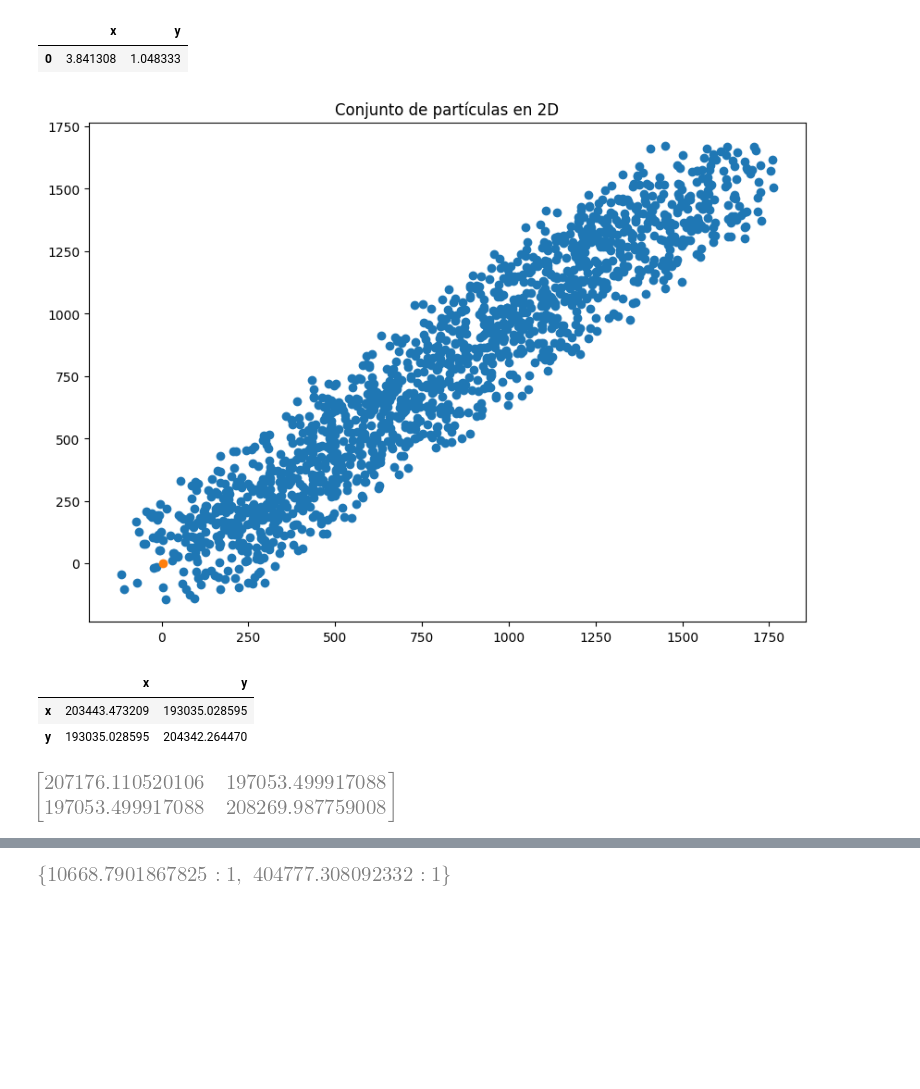
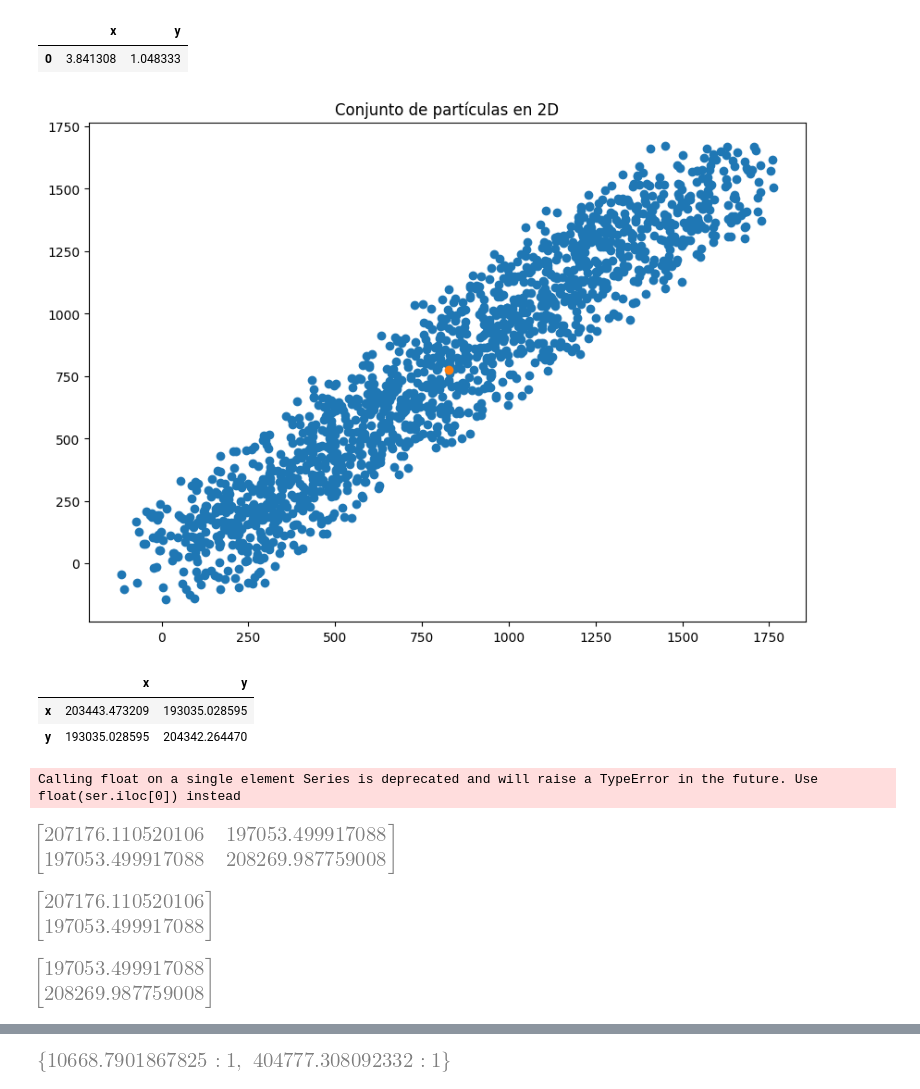
Before and after one commit to jcamiloparra7/matematicas_avanzadas_1, a Jupyter notebook: taller.ipynb, the cells around one changed output, grey strips where cells are left out. Saved outputs shown, nothing was run; the diff lists cells and outputs as text; code cells hidden in the pictures; blank space fills up the shorter version.

```diff
--- a/taller.ipynb
+++ b/taller.ipynb
@@ -13,7 +13,7 @@ init_printing(use_unicode=True)
 ### Caso 2D
 # %%
 ## Cargar información
-data = pd.DataFrame(pd.read_csv('data.txt',index_col='particula')).iloc[:,0:3]
+data = pd.DataFrame(pd.read_csv('./mass_dataset/datosmasas.csv',index_col='particula')).iloc[:,0:3]
 data
 # %% [output]
 |  | masas | x | y |
@@ -93,21 +93,21 @@ df
 # %%
 # defining all 3 axis
 x = data.x
 y = data.y
 
 # Creating figure
 fig = plt.figure(figsize = (10, 7))
 ax = plt.axes()
 
 # Creating plot
 plt.scatter(x,y)
-plt.scatter(mu_1[0],mu_1[1])
+plt.scatter(mu_1[0]+means[1],mu_1[1]+means[2])
 plt.title("Conjunto de partículas en 2D")
 
 # show plot
 plt.show()
 # %% [output]
-[figure, old version]
+[figure, new version]
 # %%
 X.cov()
 # %% [output]
@@ -130,4 +130,5 @@ a22 = np.sum(vi*pd.DataFrame(x2*x2))/mu_0
 M = Matrix([[a11, a12],[a21,a22]])
 M
 # %% [output]
+Calling float on a single element Series is deprecated and will raise a TypeError in the future. Use float(ser.iloc[0]) instead
 [figure]
@@ -133,0 +138,8 @@ M
+# %%
+M * vector_i
+# %% [output]
+[figure, added]
+# %%
+M * vector_j
+# %% [output]
+[figure, added]
```
Also changed, not shown: parts of 25 cells of this notebook, 1 other file.
